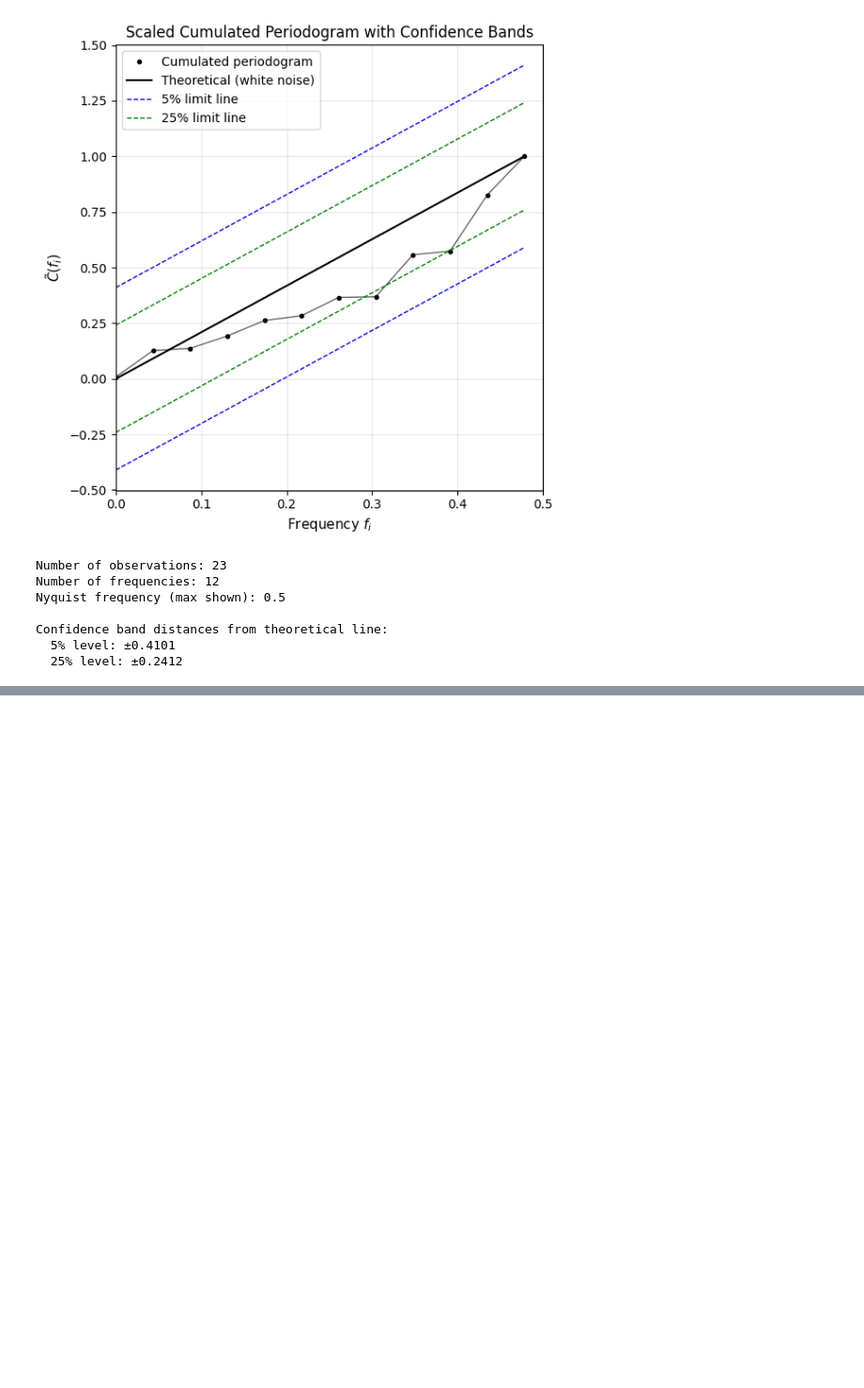
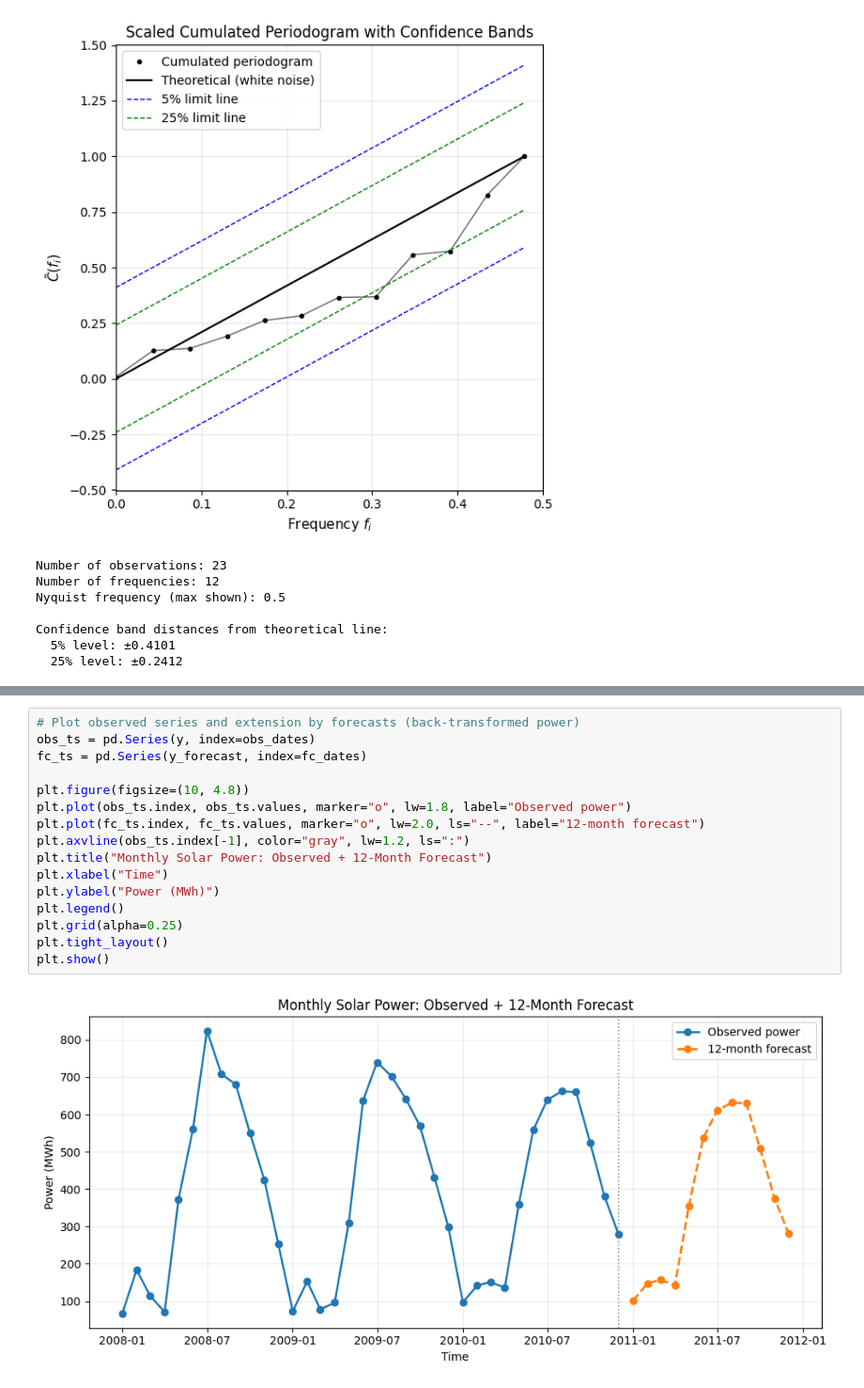
Before and after one commit to JesperDTU/TimeSeriesAnalysis_Assignments, a Jupyter notebook: Assignment3/Task2.ipynb, the cells around one changed output, grey strips where cells are left out. Shown at 94% size. Drawn from its saved outputs; the diff is of its cells as text; blank space fills up the shorter version.

```diff
--- a/Assignment3/Task2.ipynb
+++ b/Assignment3/Task2.ipynb
@@ -183,0 +257,18 @@ Confidence band distances from theoretical line:
+# %%
+# Plot observed series and extension by forecasts (back-transformed power)
+obs_ts = pd.Series(y, index=obs_dates)
+fc_ts = pd.Series(y_forecast, index=fc_dates)
+
+plt.figure(figsize=(10, 4.8))
+plt.plot(obs_ts.index, obs_ts.values, marker="o", lw=1.8, label="Observed power")
+plt.plot(fc_ts.index, fc_ts.values, marker="o", lw=2.0, ls="--", label="12-month forecast")
+plt.axvline(obs_ts.index[-1], color="gray", lw=1.2, ls=":")
+plt.title("Monthly Solar Power: Observed + 12-Month Forecast")
+plt.xlabel("Time")
+plt.ylabel("Power (MWh)")
+plt.legend()
+plt.grid(alpha=0.25)
+plt.tight_layout()
+plt.show()
+# %% [output]
+[figure, added]
```
Also changed, not shown: parts of 3 cells of this notebook, 1 other file.
